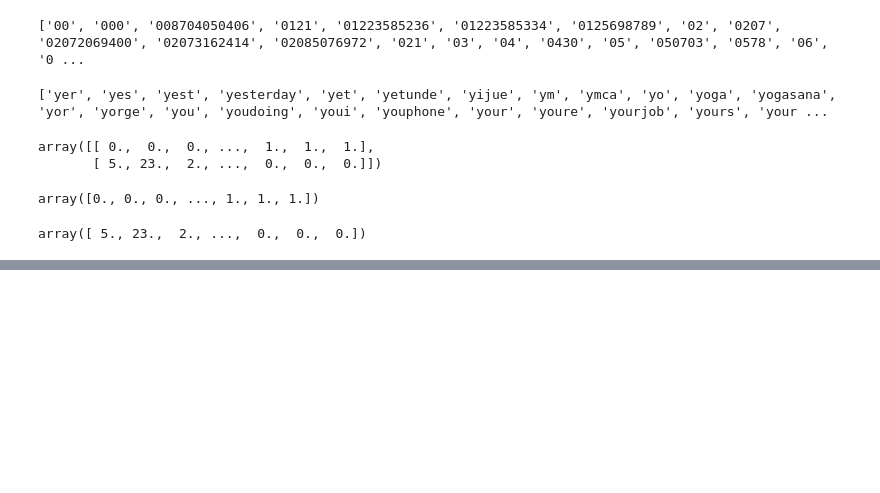
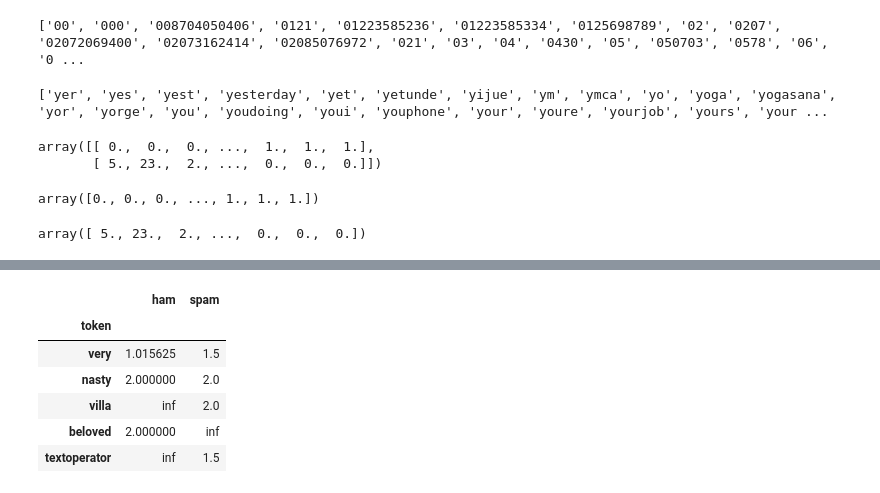
Before and after one commit to dehsheikh/Data_Science, a Jupyter notebook: NLP/01.ipynb, the cells around one changed output, grey strips where cells are left out. Saved outputs shown, nothing was run; the diff lists cells and outputs as text; code cells hidden in the pictures; blank space fills up the shorter version.

```diff
--- a/NLP/01.ipynb
+++ b/NLP/01.ipynb
@@ -189,0 +203,12 @@ tokens["spam"] = tokens["spam"] + 1
+# %%
+tokens["ham"] = tokens["ham"] / nb.feature_count_[0]
+tokens["spam"] = tokens["spam"] / nb.feature_count_[1]
+tokens.sample(5, random_state = 6)
+# %% [output]
+|  | ham | spam |
+| token |  |  |
+| very | 1.015625 | 1.5 |
+| nasty | 2.000000 | 2.0 |
+| villa | inf | 2.0 |
+| beloved | 2.000000 | inf |
+| textoperator | inf | 1.5 |
```
Also changed, not shown: parts of 6 cells of this notebook, 2 other files.
